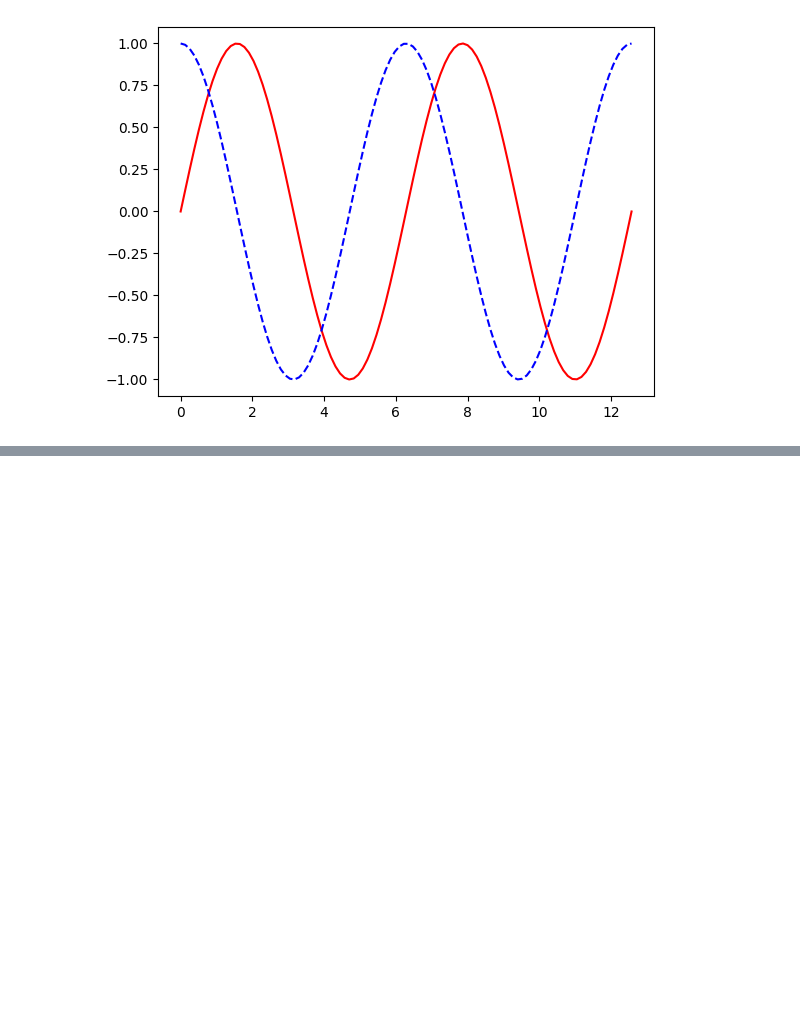
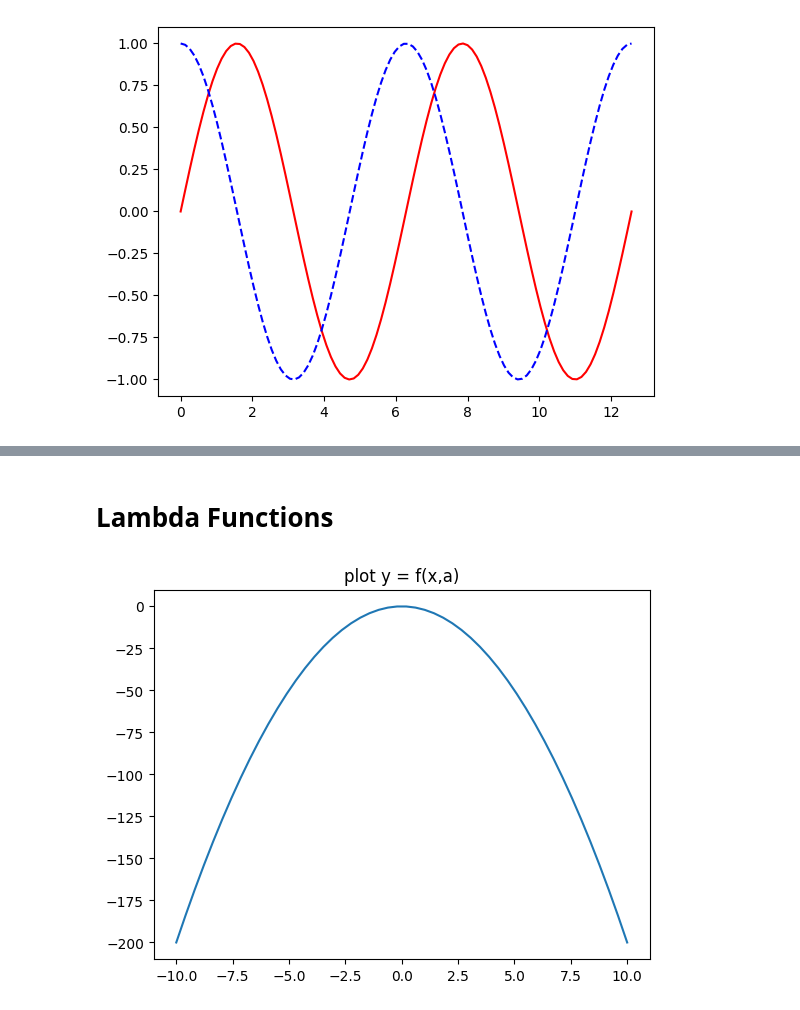
Before and after one commit to rajesh-karra/7COM1073-0901-2024---Foundations-of-Data-Science, a Jupyter notebook: practical_session_4_notes-5.ipynb, the cells around one changed output, grey strips where cells are left out. Cells and saved outputs as stored; diff of their text form; code cells hidden in the pictures; blank space fills up the shorter version.

Commit message:
Lambda function

```diff
--- a/practical_session_4_notes-5.ipynb
+++ b/practical_session_4_notes-5.ipynb
@@ -231,0 +292,27 @@ plt.plot( theta, np.cos(theta), color = 'b', linestyle = 'dashed')
+# %% [markdown]
+# Lambda Functions
+# %%
+import matplotlib.pyplot as plt
+import numpy as np
+
+#define the function
+f = lambda x, a : -a * x ** 2
+
+#set values
+
+a = 2
+x = np.linspace(-10, 10)
+
+#Calculate the values of the function at the given points
+y = f(x, a)
+
+#plot the resulting arrays
+fig100 = plt.figure()
+ax = plt.gca()
+
+ax.set_title("plot y = f(x,a)")
+ax.plot(x, y) #plot f
+
+plt.show()
+# %% [output]
+[figure, added]
```
Also changed, not shown: parts of 3 cells of this notebook.
